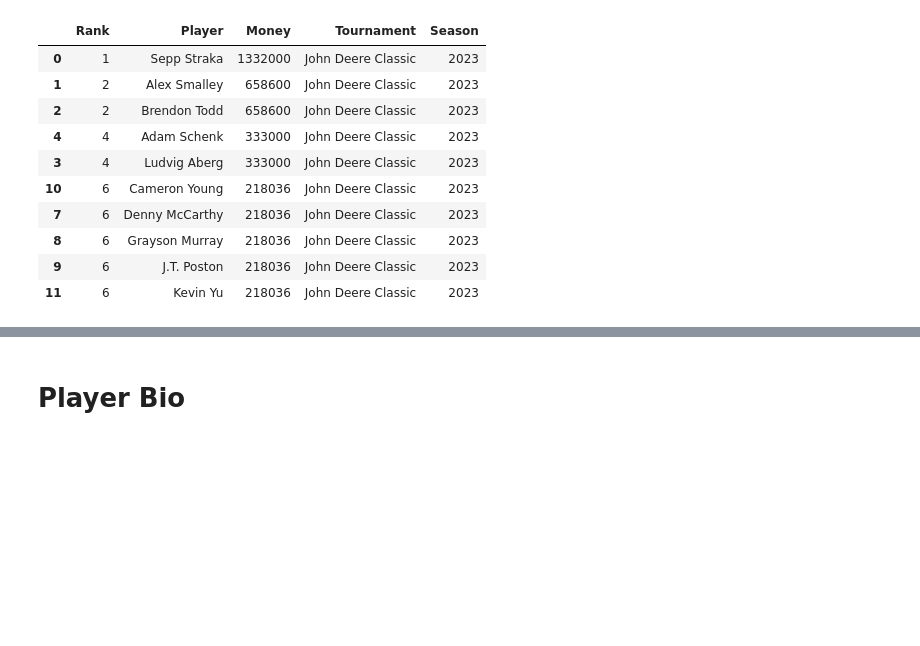
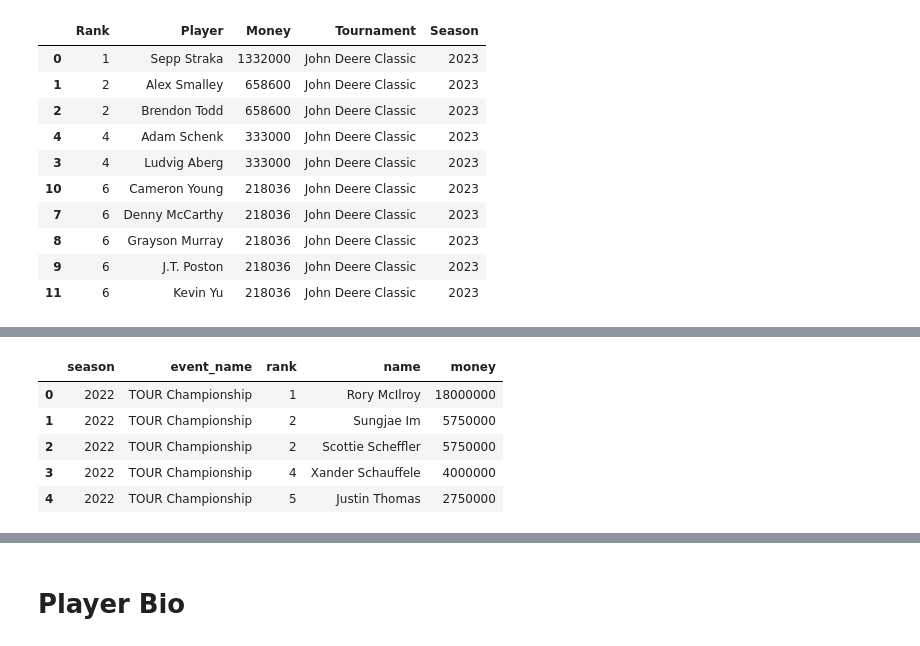
Before and after one commit to melebrett/MSDS-Capstone, a Jupyter notebook: dev/data_cleaning.ipynb, the cells around one changed output, grey strips where cells are left out. Cells and saved outputs as stored; diff of their text form; code cells hidden in the pictures; blank space fills up the shorter version.

Commit message:
final data cleaning

```diff
--- a/dev/data_cleaning.ipynb
+++ b/dev/data_cleaning.ipynb
@@ -470,0 +477,11 @@ CREATE TABLE gold.winnings (
+# %%
+other_earnings = pd.read_csv("../data/TOUR_championship_earnings.csv")
+# %%
+other_earnings.head()
+# %% [output]
+|  | season | event_name | rank | name | money |
+| 0 | 2022 | TOUR Championship | 1 | Rory McIlroy | 18000000 |
+| 1 | 2022 | TOUR Championship | 2 | Sungjae Im | 5750000 |
+| 2 | 2022 | TOUR Championship | 2 | Scottie Scheffler | 5750000 |
+| 3 | 2022 | TOUR Championship | 4 | Xander Schauffele | 4000000 |
+| 4 | 2022 | TOUR Championship | 5 | Justin Thomas | 2750000 |
```
Also changed, not shown: parts of 6 cells of this notebook, 7 other files.
